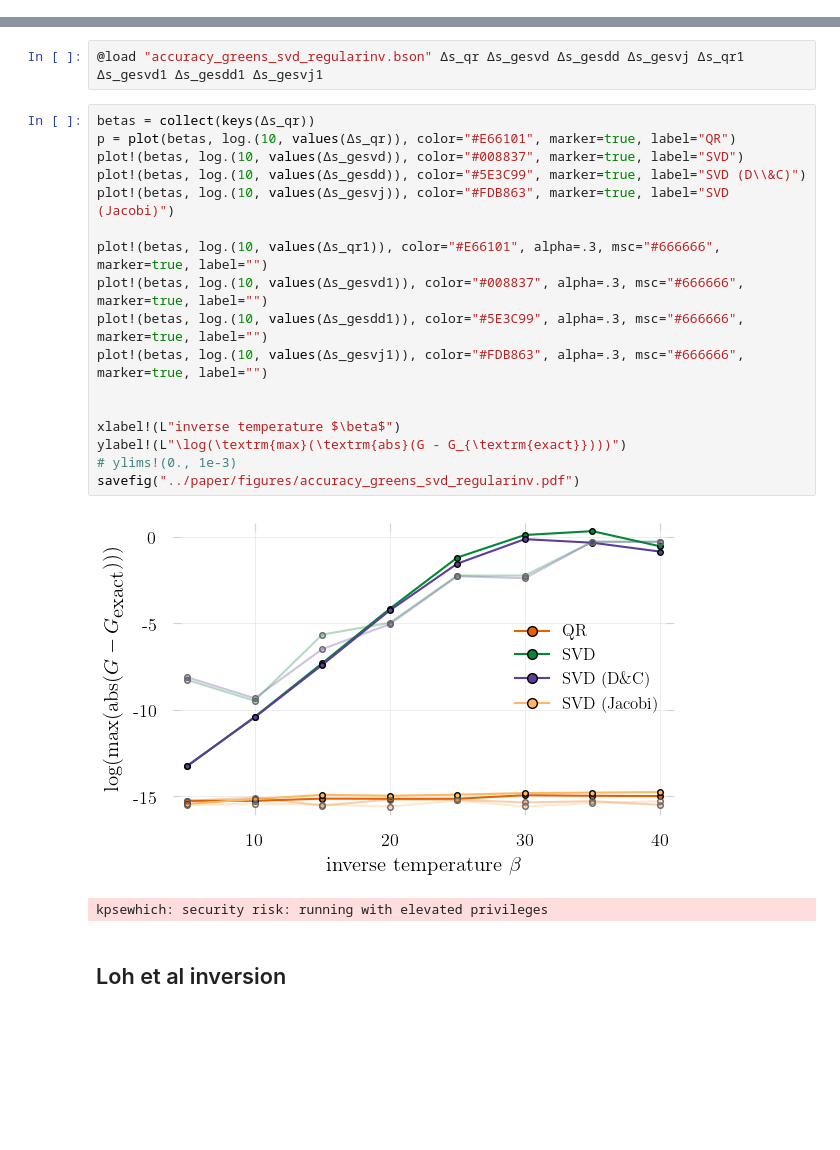
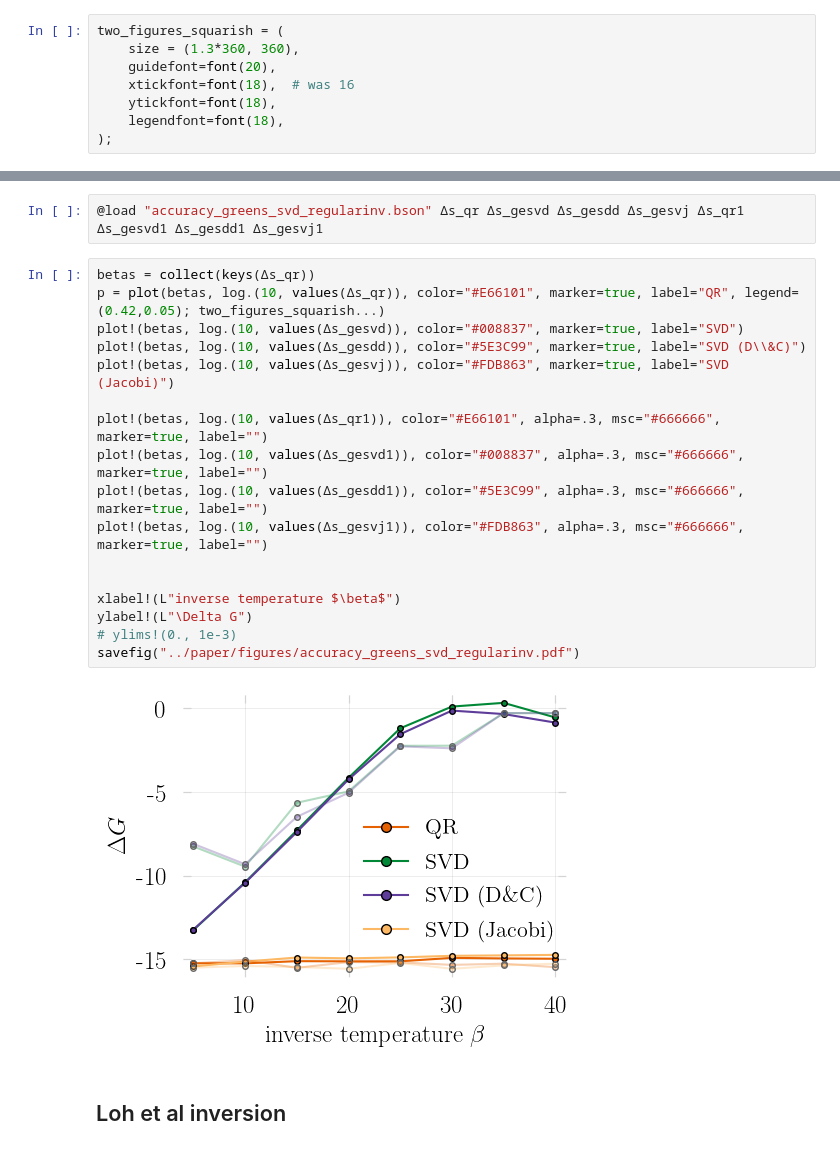
Before and after one commit to carstenbauer/StableDQMC.jl, a Jupyter notebook: notebooks/analysis.ipynb, the cells around one changed output, grey strips where cells are left out. Cells and saved outputs as stored; diff of their text form; blank space fills up the shorter version.

```diff
--- a/notebooks/analysis.ipynb
+++ b/notebooks/analysis.ipynb
@@ -134 +149,9 @@ end;
+# %%
+two_figures_squarish = (
+    size = (1.3*360, 360),
+    guidefont=font(20),
+    xtickfont=font(18),  # was 16
+    ytickfont=font(18),
+    legendfont=font(18),
+);
 # %%
@@ -254,24 +272,23 @@ accuracy_greens (generic function with 1 method)
 @load "accuracy_greens_svd_regularinv.bson" Δs_qr Δs_gesvd Δs_gesdd Δs_gesvj Δs_qr1 Δs_gesvd1 Δs_gesdd1 Δs_gesvj1
 # %%
 betas = collect(keys(Δs_qr))
-p = plot(betas, log.(10, values(Δs_qr)), color="#E66101", marker=true, label="QR")
+p = plot(betas, log.(10, values(Δs_qr)), color="#E66101", marker=true, label="QR", legend=(0.42,0.05); two_figures_squarish...)
 plot!(betas, log.(10, values(Δs_gesvd)), color="#008837", marker=true, label="SVD")
 plot!(betas, log.(10, values(Δs_gesdd)), color="#5E3C99", marker=true, label="SVD (D\\&C)")
 plot!(betas, log.(10, values(Δs_gesvj)), color="#FDB863", marker=true, label="SVD (Jacobi)")
 
 plot!(betas, log.(10, values(Δs_qr1)), color="#E66101", alpha=.3, msc="#666666", marker=true, label="")
 plot!(betas, log.(10, values(Δs_gesvd1)), color="#008837", alpha=.3, msc="#666666", marker=true, label="")
 plot!(betas, log.(10, values(Δs_gesdd1)), color="#5E3C99", alpha=.3, msc="#666666", marker=true, label="")
 plot!(betas, log.(10, values(Δs_gesvj1)), color="#FDB863", alpha=.3, msc="#666666", marker=true, label="")
 
 
 xlabel!(L"inverse temperature $\beta$")
-ylabel!(L"\log(\textrm{max}(\textrm{abs}(G - G_{\textrm{exact}})))")
+ylabel!(L"\Delta G")
 # ylims!(0., 1e-3)
 savefig("../paper/figures/accuracy_greens_svd_regularinv.pdf")
 # %% [output]
-[figure, old version]
+[figure, new version]
-kpsewhich: security risk: running with elevated privileges
 # %% [markdown]
 ## Loh et al inversion
 # %%
```
Also changed, not shown: parts of 19 cells of this notebook, 16 other files.
